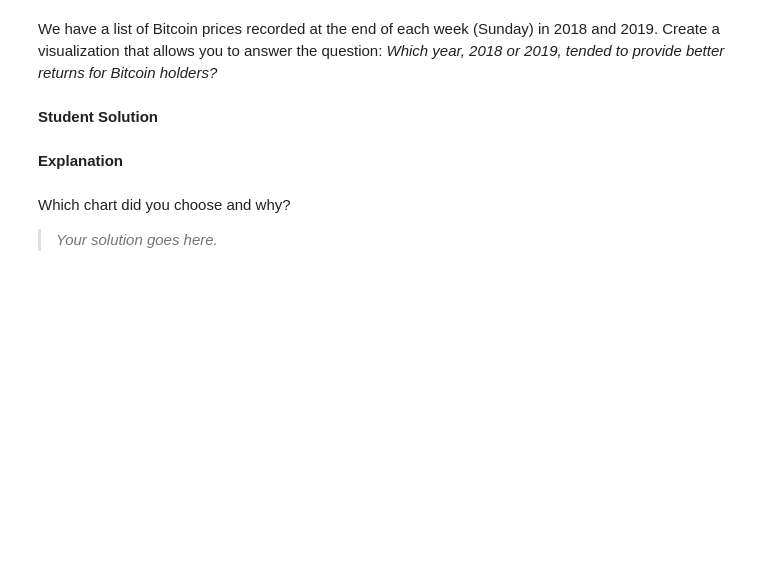
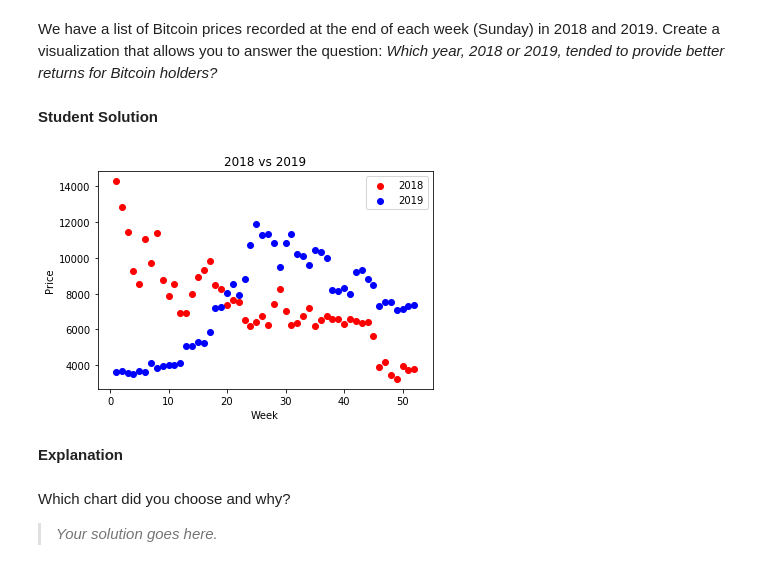
Before and after one commit to rofifahnurul/bangkit-exercise, a Jupyter notebook: Data_Analysis_and_Manipulation_Visualization.ipynb, the cells around one changed output. Cells and saved outputs as stored; diff of their text form; code cells hidden in the pictures; blank space fills up the shorter version.

```diff
--- a/Data_Analysis_and_Manipulation_Visualization.ipynb
+++ b/Data_Analysis_and_Manipulation_Visualization.ipynb
@@ -655,19 +672,39 @@ We have a list of Bitcoin prices recorded at the end of each week (Sunday) in 20
 # %%
 prices = [14292.2, 12858.9, 11467.5, 9241.1, 8559.6, 11073.5, 9704.3, 11402.3,
           8762.0, 7874.9, 8547.4, 6938.2, 6905.7, 8004.4, 8923.1, 9352.4,
           9853.5, 8459.5, 8245.1, 7361.3, 7646.6, 7515.8, 6505.8, 6167.3,
           6398.9, 6765.5, 6254.8, 7408.7, 8234.1, 7014.3, 6231.6, 6379.1,
           6734.8, 7189.6, 6184.3, 6519.0, 6729.6, 6603.9, 6596.3, 6321.7,
           6572.2, 6494.2, 6386.2, 6427.1, 5621.8, 3920.4, 4196.2, 3430.4,
           3228.7, 3964.4, 3706.8, 3785.4, 3597.2, 3677.8, 3570.9, 3502.5,
           3661.4, 3616.8, 4120.4, 3823.1, 3944.3, 4006.4, 4002.5, 4111.8,
           5046.2, 5051.8, 5290.2, 5265.9, 5830.9, 7190.3, 7262.6, 8027.4,
           8545.7, 7901.4, 8812.5, 10721.7, 11906.5, 11268.0, 11364.9, 10826.7,
           9492.1, 10815.7, 11314.5, 10218.1, 10131.0, 9594.4, 10461.1, 10337.3,
           9993.0, 8208.5, 8127.3, 8304.4, 7957.3, 9230.6, 9300.6, 8804.5,
           8497.3, 7324.1, 7546.6, 7510.9, 7080.8, 7156.2, 7321.5, 7376.8]
 
 # Your Solution Goes Here
+import matplotlib.pyplot as plt
+
+price_year = []
+week = 1
+for i in range (52):
+    price_year.append(week)
+    week = week+1
+
+price_2018 = prices[0:52]
+price_2019 = prices[52:104]
+
+plt.title('2018 vs 2019')
+plt.xlabel('Week')
+plt.ylabel('Price')
+plt.scatter(price_year, price_2018, color='r')
+plt.scatter(price_year, price_2019, color='b')
+plt.legend(['2018', '2019'])
+plt.show()
+# %% [output]
+[figure, added]
 # %% [markdown]
 **Explanation**
 # %% [markdown]
```
Also changed, not shown: parts of 8 cells of this notebook.
